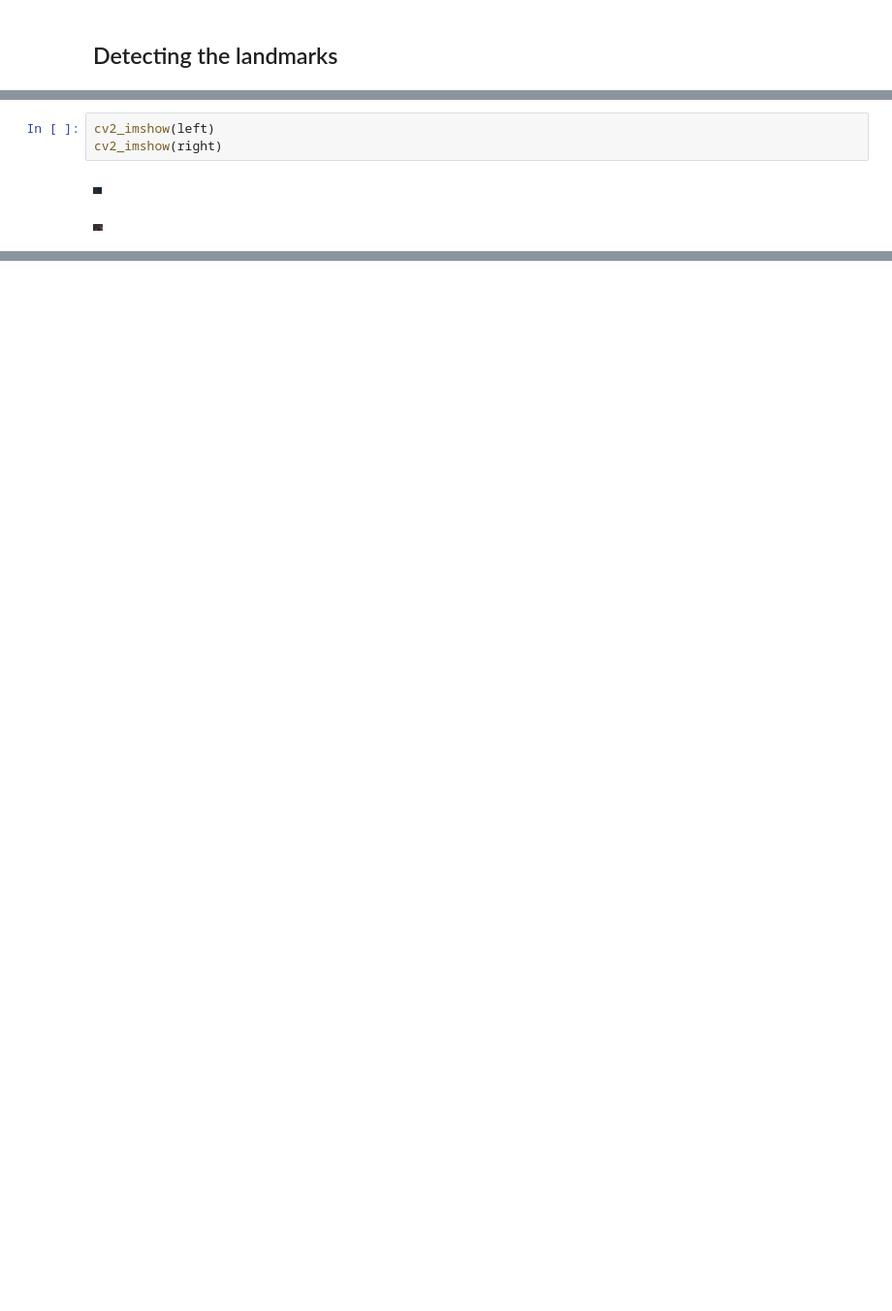
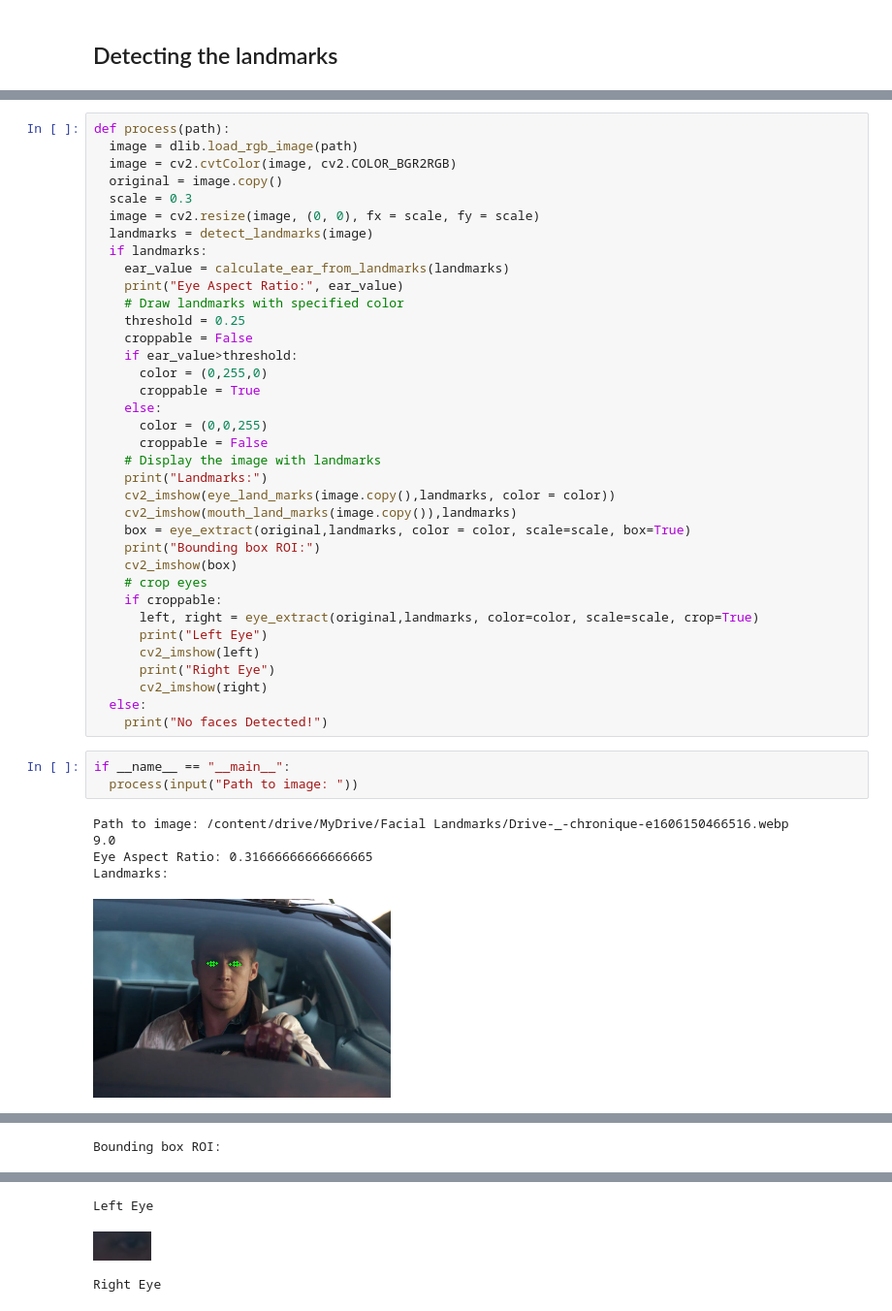
Before and after one commit to iamzehan/Driver_Drowsiness_Detection, a Jupyter notebook: src/EAR_Calculation.ipynb, the cells around one changed output, grey strips where cells are left out. Shown at 97% size. Drawn from its saved outputs; the diff is of its cells as text; blank space fills up the shorter version.

```diff
--- a/src/EAR_Calculation.ipynb
+++ b/src/EAR_Calculation.ipynb
@@ -118,6 +98,45 @@ cv2_imshow(eye_detected)
-# %%
-cv2_imshow(left)
-cv2_imshow(right)
-# %% [output]
-[figure, removed]
-[figure, removed]
+# %%
+def process(path):
+  image = dlib.load_rgb_image(path)
+  image = cv2.cvtColor(image, cv2.COLOR_BGR2RGB)
+  original = image.copy()
+  scale = 0.3
+  image = cv2.resize(image, (0, 0), fx = scale, fy = scale)
+  landmarks = detect_landmarks(image)
+  if landmarks:
+    ear_value = calculate_ear_from_landmarks(landmarks)
+    print("Eye Aspect Ratio:", ear_value)
+    # Draw landmarks with specified color
+    threshold = 0.25
+    croppable = False
+    if ear_value>threshold:
+      color = (0,255,0)
+      croppable = True
+    else:
+      color = (0,0,255)
+      croppable = False
+    # Display the image with landmarks
+    print("Landmarks:")
+    cv2_imshow(eye_land_marks(image.copy(),landmarks, color = color))
+    cv2_imshow(mouth_land_marks(image.copy()),landmarks)
+    box = eye_extract(original,landmarks, color = color, scale=scale, box=True)
+    print("Bounding box ROI:")
+    cv2_imshow(box)
+    # crop eyes
+    if croppable:
+      left, right = eye_extract(original,landmarks, color=color, scale=scale, crop=True)
+      print("Left Eye")
+      cv2_imshow(left)
+      print("Right Eye")
+      cv2_imshow(right)
+  else:
+    print("No faces Detected!")
+# %%
+if __name__ == "__main__":
+  process(input("Path to image: "))
+# %% [output]
+Path to image: /content/drive/MyDrive/Facial Landmarks/Drive-_-chronique-e1606150466516.webp
+9.0
+Eye Aspect Ratio: 0.31666666666666665
+Landmarks:
+[figure, added]
@@ -123,0 +144 @@ cv2_imshow(right)
+Bounding box ROI:
@@ -123,0 +146,3 @@ cv2_imshow(right)
+Left Eye
+[figure, added]
+Right Eye
```
Also changed, not shown: parts of 11 cells of this notebook.
